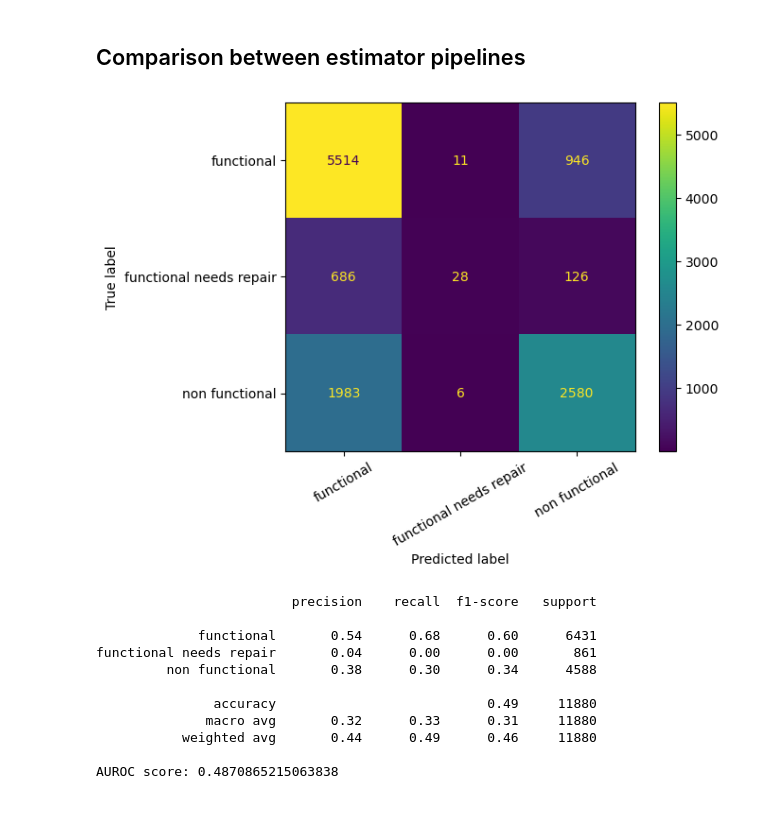
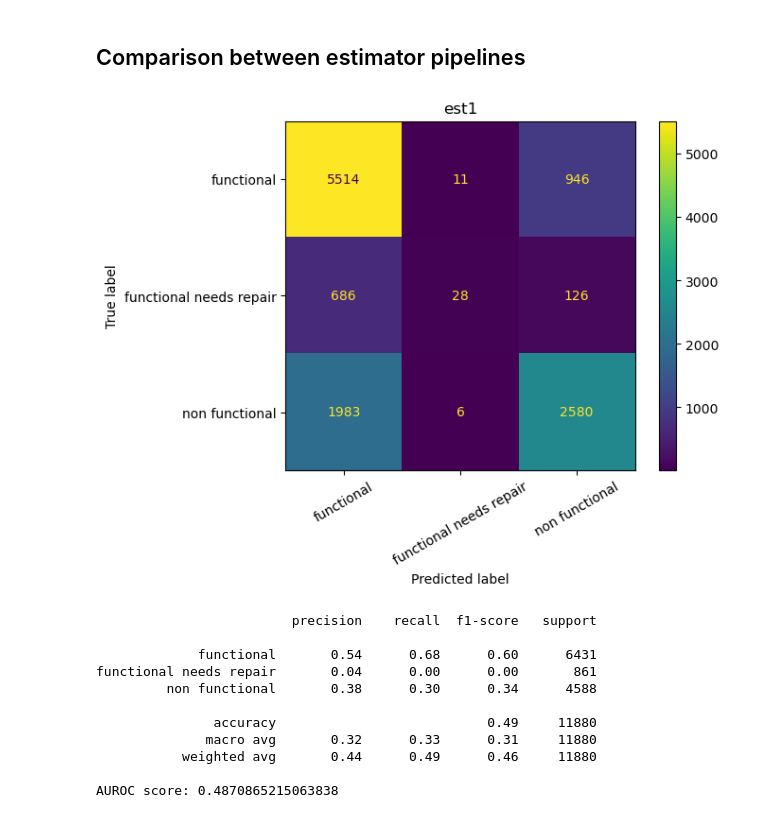
Before and after one commit to roberthobblebottom/pump-it-up, a Jupyter notebook: 1.ipynb, the cells around one changed output. Drawn from its saved outputs; the diff is of its cells as text; code cells hidden in the pictures.

```diff
--- a/1.ipynb
+++ b/1.ipynb
@@ -433,14 +412,15 @@ y_test_binarized = label_binarize(y_train,classes=y_train.iloc[:,0].unique())
 # %%
 cm = confusion_matrix(y_test,y_predictions_1)
 display = ConfusionMatrixDisplay(confusion_matrix=cm,display_labels=est1.classes_)
 display.plot()
 plt.xticks(rotation = 30)
+plt.title("est1")
 plt.show()
 
 print(classification_report(y_train, y_predictions_1))
 print("AUROC score:",roc_auc_score(y_test_binarized, y_probabilities_1,multi_class='ovr',labels=[0,1,2]))
 # %% [output]
-[figure, old version]
+[figure, new version]
                          precision    recall  f1-score   support
 
              functional       0.54      0.68      0.60      6431
```
Also changed, not shown: parts of 5 cells of this notebook.
